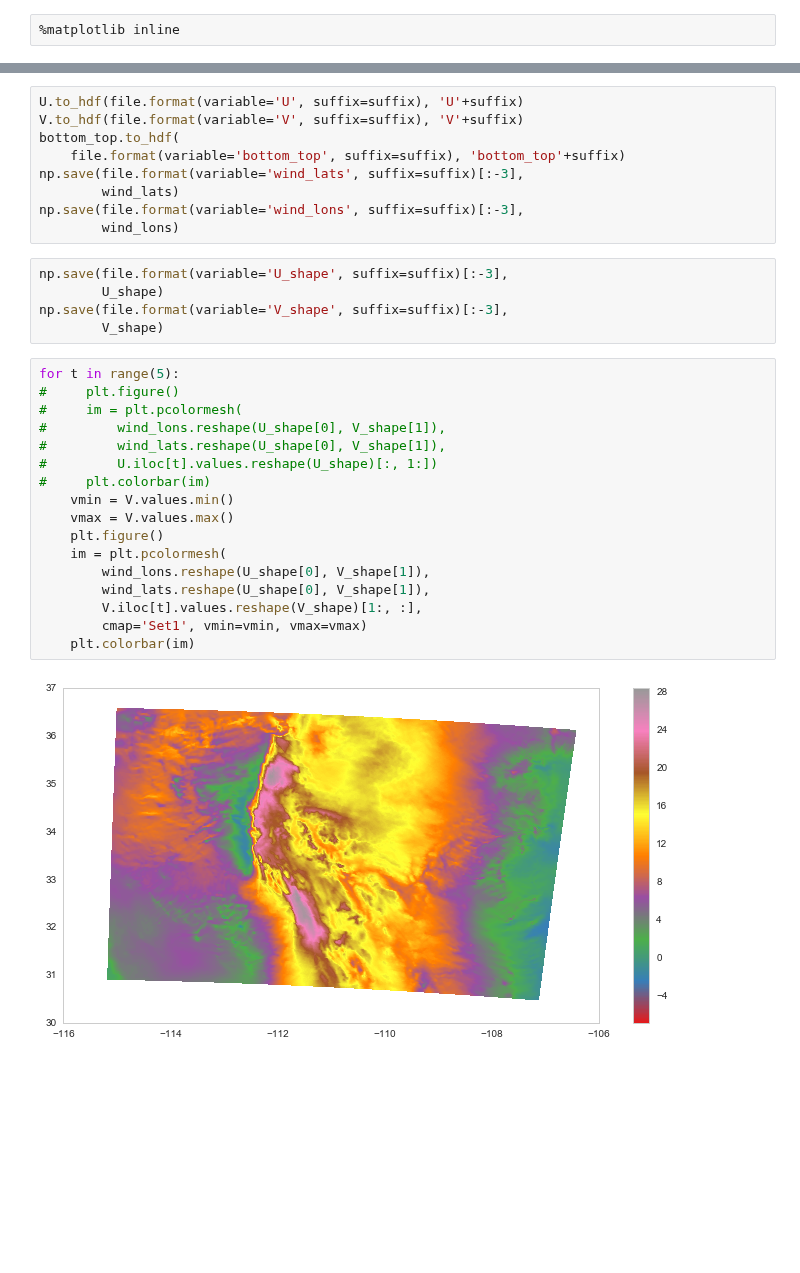
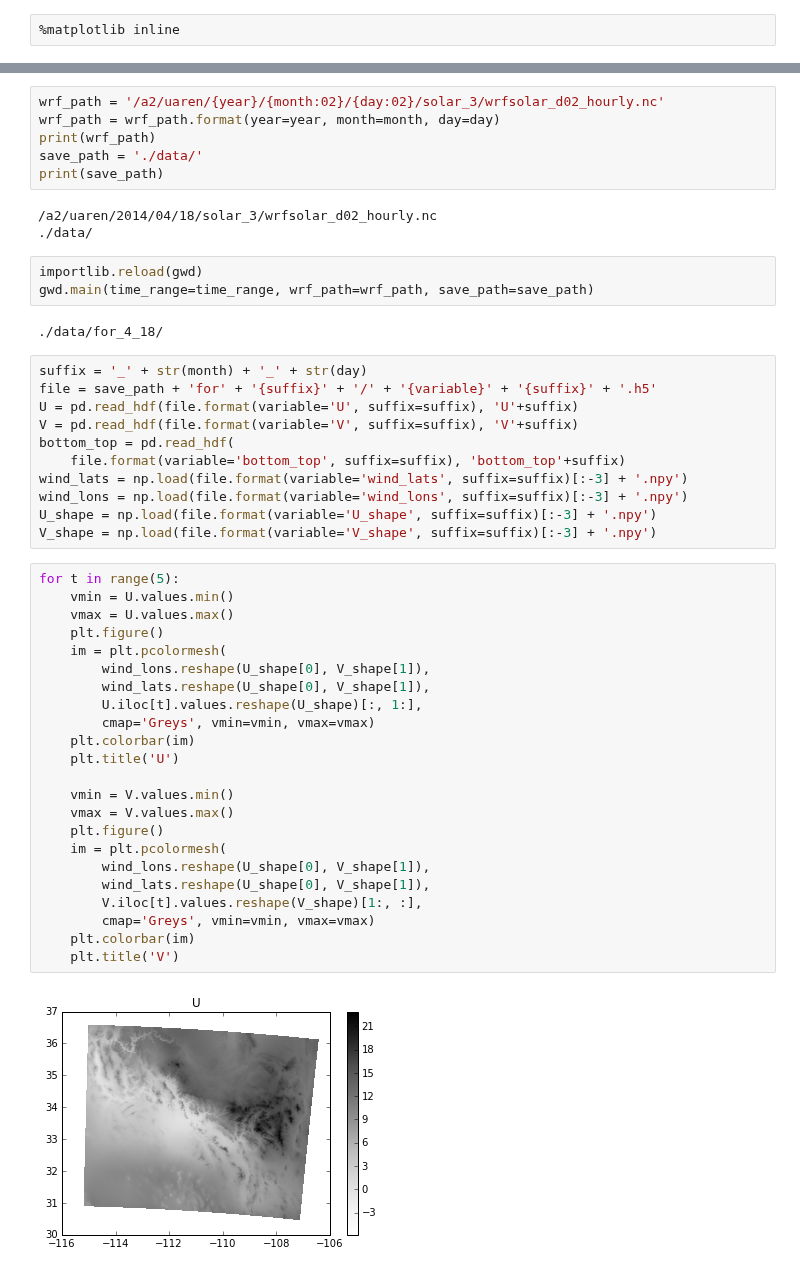
Before and after one commit to travisMharty/letkf_forecasting, a Jupyter notebook: run_get_wrf_data.ipynb, the cells around one changed output, grey strips where cells are left out. Cells and saved outputs as stored; diff of their text form; blank space fills up the shorter version.

Commit message:
Will create directory with desired wind data

```diff
--- a/run_get_wrf_data.ipynb
+++ b/run_get_wrf_data.ipynb
@@ -169,33 +43,50 @@ print(file.format(variable='U', suffix=suffix))
+# %%
+wrf_path = '/a2/uaren/{year}/{month:02}/{day:02}/solar_3/wrfsolar_d02_hourly.nc'
+wrf_path = wrf_path.format(year=year, month=month, day=day)
+print(wrf_path)
+save_path = './data/'
+print(save_path)
+# %% [output]
+/a2/uaren/2014/04/18/solar_3/wrfsolar_d02_hourly.nc
+./data/
+# %%
+importlib.reload(gwd)
+gwd.main(time_range=time_range, wrf_path=wrf_path, save_path=save_path)
+# %% [output]
+./data/for_4_18/
 # %%
-U.to_hdf(file.format(variable='U', suffix=suffix), 'U'+suffix)
-V.to_hdf(file.format(variable='V', suffix=suffix), 'V'+suffix)
-bottom_top.to_hdf(
+suffix = '_' + str(month) + '_' + str(day)
+file = save_path + 'for' + '{suffix}' + '/' + '{variable}' + '{suffix}' + '.h5'
+U = pd.read_hdf(file.format(variable='U', suffix=suffix), 'U'+suffix)
+V = pd.read_hdf(file.format(variable='V', suffix=suffix), 'V'+suffix)
+bottom_top = pd.read_hdf(
     file.format(variable='bottom_top', suffix=suffix), 'bottom_top'+suffix)
-np.save(file.format(variable='wind_lats', suffix=suffix)[:-3],
-        wind_lats)
-np.save(file.format(variable='wind_lons', suffix=suffix)[:-3],
-        wind_lons)
+wind_lats = np.load(file.format(variable='wind_lats', suffix=suffix)[:-3] + '.npy')
+wind_lons = np.load(file.format(variable='wind_lons', suffix=suffix)[:-3] + '.npy')
+U_shape = np.load(file.format(variable='U_shape', suffix=suffix)[:-3] + '.npy')
+V_shape = np.load(file.format(variable='V_shape', suffix=suffix)[:-3] + '.npy')
-# %%
-np.save(file.format(variable='U_shape', suffix=suffix)[:-3],
-        U_shape)
-np.save(file.format(variable='V_shape', suffix=suffix)[:-3],
-        V_shape)
 # %%
 for t in range(5):
-#     plt.figure()
-#     im = plt.pcolormesh(
-#         wind_lons.reshape(U_shape[0], V_shape[1]),
-#         wind_lats.reshape(U_shape[0], V_shape[1]),
-#         U.iloc[t].values.reshape(U_shape)[:, 1:])
-#     plt.colorbar(im)
+    vmin = U.values.min()
+    vmax = U.values.max()
+    plt.figure()
+    im = plt.pcolormesh(
+        wind_lons.reshape(U_shape[0], V_shape[1]),
+        wind_lats.reshape(U_shape[0], V_shape[1]),
+        U.iloc[t].values.reshape(U_shape)[:, 1:],
+        cmap='Greys', vmin=vmin, vmax=vmax)
+    plt.colorbar(im)
+    plt.title('U')
+
     vmin = V.values.min()
     vmax = V.values.max()
     plt.figure()
     im = plt.pcolormesh(
         wind_lons.reshape(U_shape[0], V_shape[1]),
         wind_lats.reshape(U_shape[0], V_shape[1]),
         V.iloc[t].values.reshape(V_shape)[1:, :],
-        cmap='Set1', vmin=vmin, vmax=vmax)
+        cmap='Greys', vmin=vmin, vmax=vmax)
     plt.colorbar(im)
+    plt.title('V')
 # %% [output]
-[figure, old version]
+[figure, new version]
```
Also changed, not shown: parts of 17 cells of this notebook, 1 other file.
